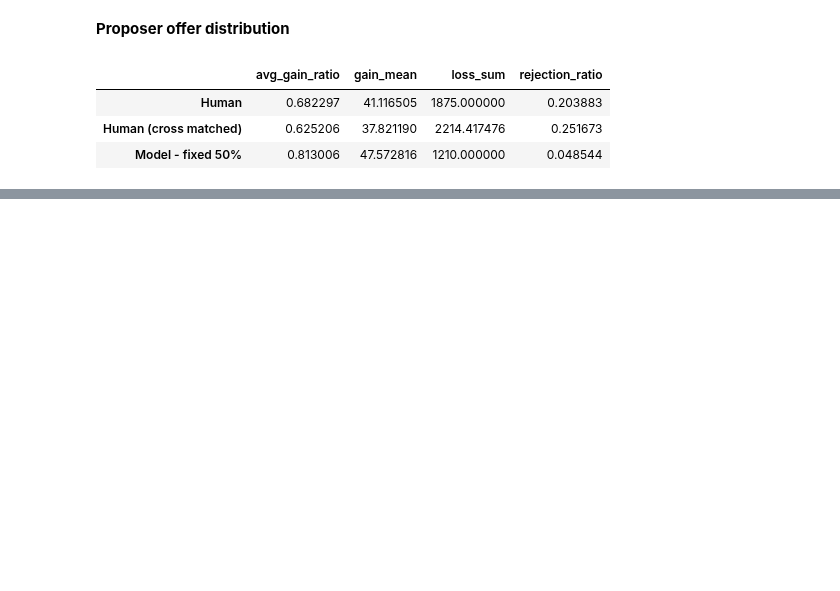
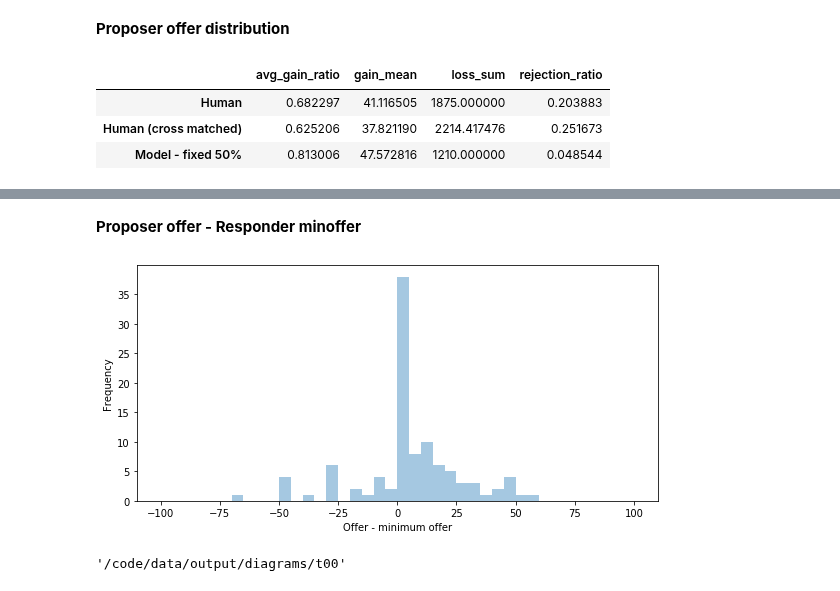
Before and after one commit to afranck64/ultimatum, a Jupyter notebook: notebooks/Data - t00.ipynb, the cells around one changed output, grey strips where cells are left out. Saved outputs shown, nothing was run; the diff lists cells and outputs as text; code cells hidden in the pictures; blank space fills up the shorter version.

```diff
--- a/notebooks/Data - t00.ipynb
+++ b/notebooks/Data - t00.ipynb
@@ -114,0 +136,17 @@ df_infos
+# %% [markdown]
+**Proposer offer - Responder minoffer**
+# %%
+bins = list(range(-100, 105, 5))
+
+plt.figure(figsize=(8,4))
+offer_min_offer_diff = df_full["offer_final"] - df_full["min_offer"]
+ax = sns.distplot(offer_min_offer_diff, hist=True, kde=False, axlabel="Offer - minimum offer", bins=bins)
+_ = ax.set_ylabel("Frequency")
+plt.tight_layout()
+ax.figure.savefig(os.path.join(export_folder, "offer-min_offer.pdf"))
+# %% [output]
+[figure, added]
+# %%
+os.path.abspath(export_folder)
+# %% [output]
+'/code/data/output/diagrams/t00'
```
Also changed, not shown: parts of 5 cells of this notebook.
